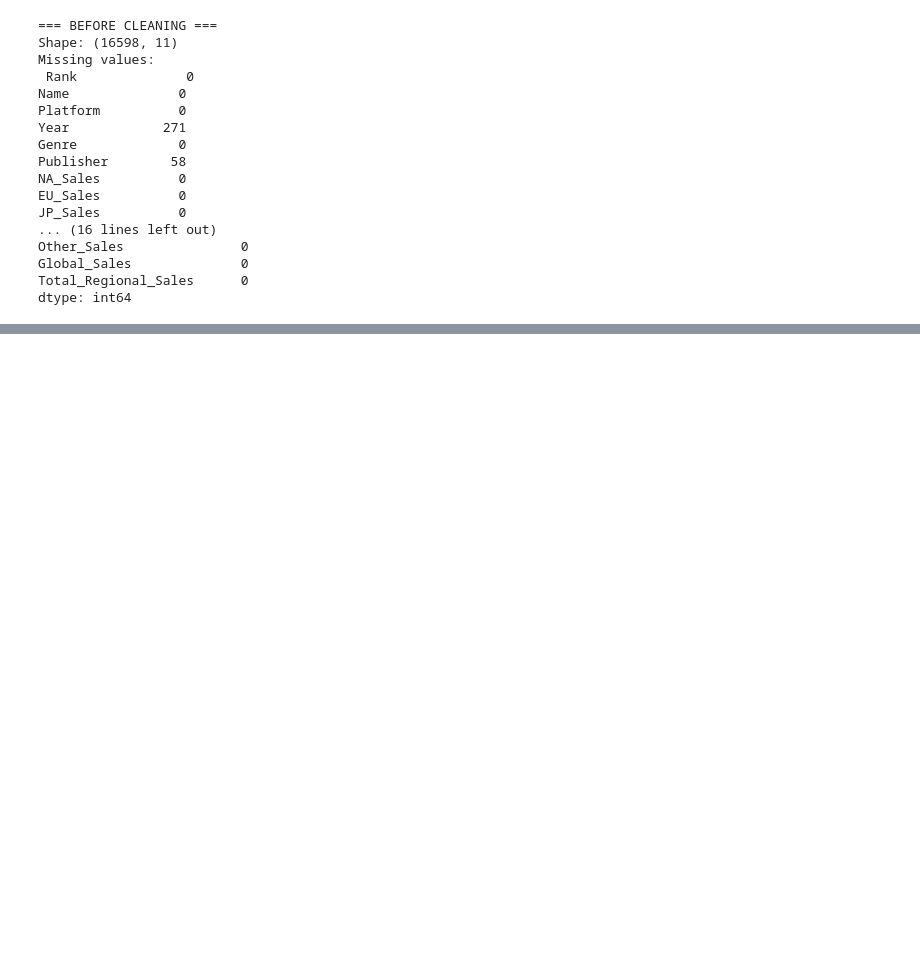
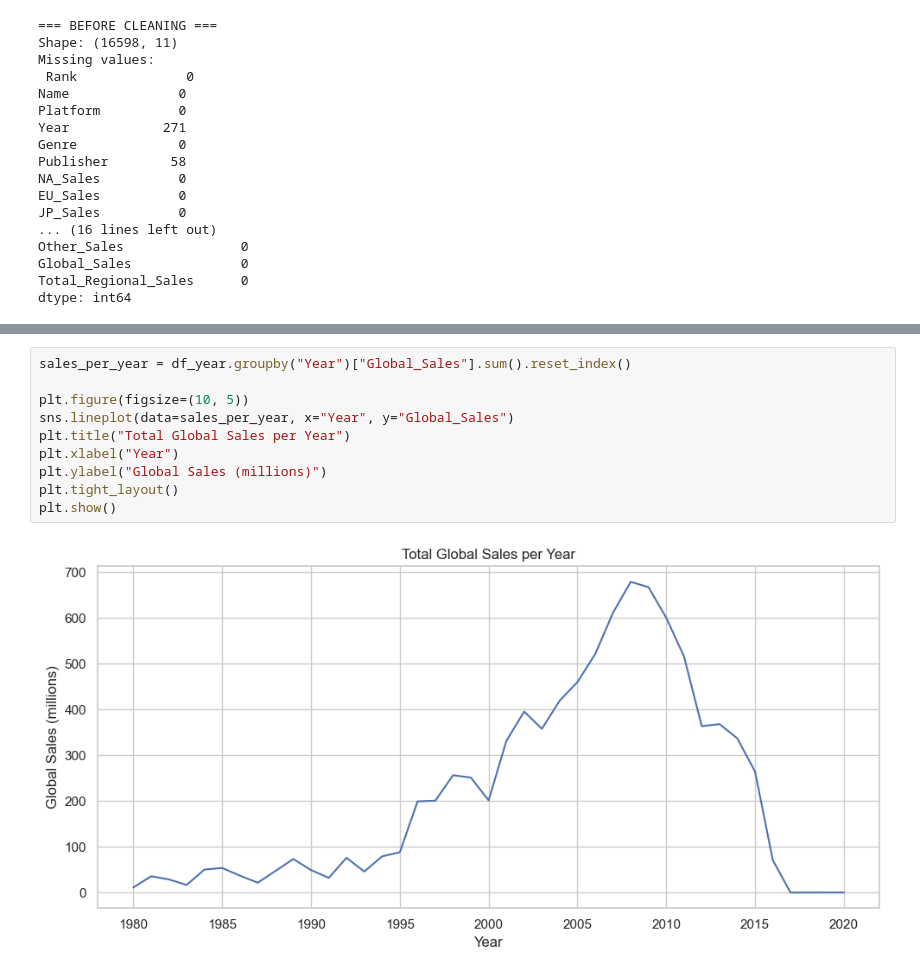
Before and after one commit to Siddharth1254/data-wrangling-project, a Jupyter notebook: Notebook.ipynb, the cells around one changed output, grey strips where cells are left out. Drawn from its saved outputs; the diff is of its cells as text; blank space fills up the shorter version.

```diff
--- a/Notebook.ipynb
+++ b/Notebook.ipynb
@@ -154,0 +224,12 @@ dtype: int64
+# %%
+sales_per_year = df_year.groupby("Year")["Global_Sales"].sum().reset_index()
+
+plt.figure(figsize=(10, 5))
+sns.lineplot(data=sales_per_year, x="Year", y="Global_Sales")
+plt.title("Total Global Sales per Year")
+plt.xlabel("Year")
+plt.ylabel("Global Sales (millions)")
+plt.tight_layout()
+plt.show()
+# %% [output]
+[figure, added]
```
Also changed, not shown: parts of 33 cells of this notebook.
